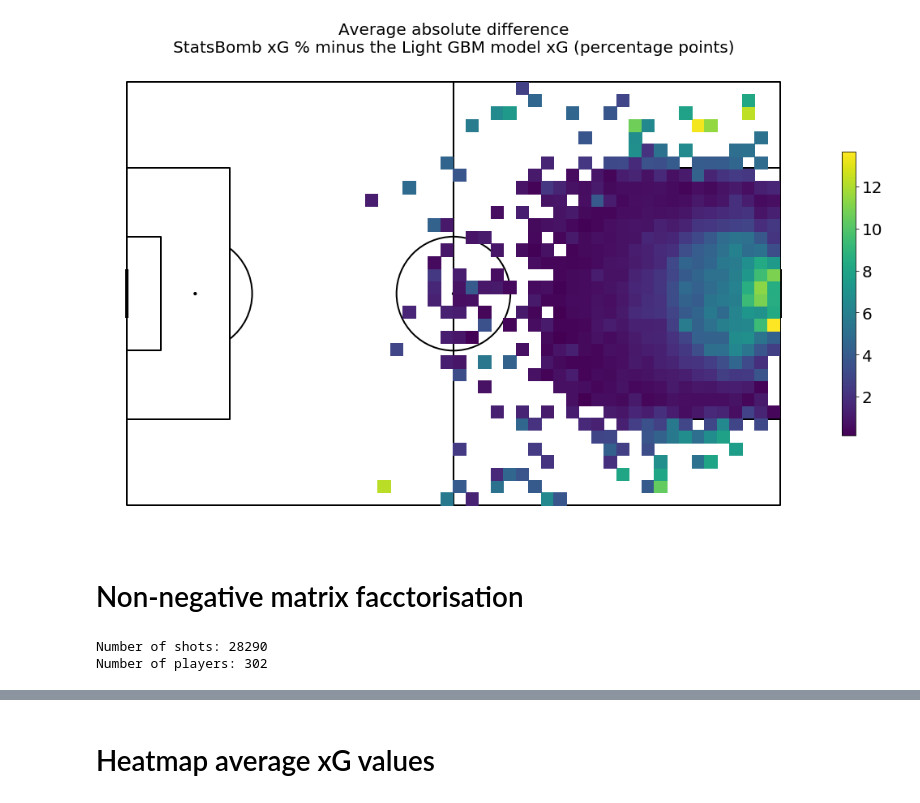
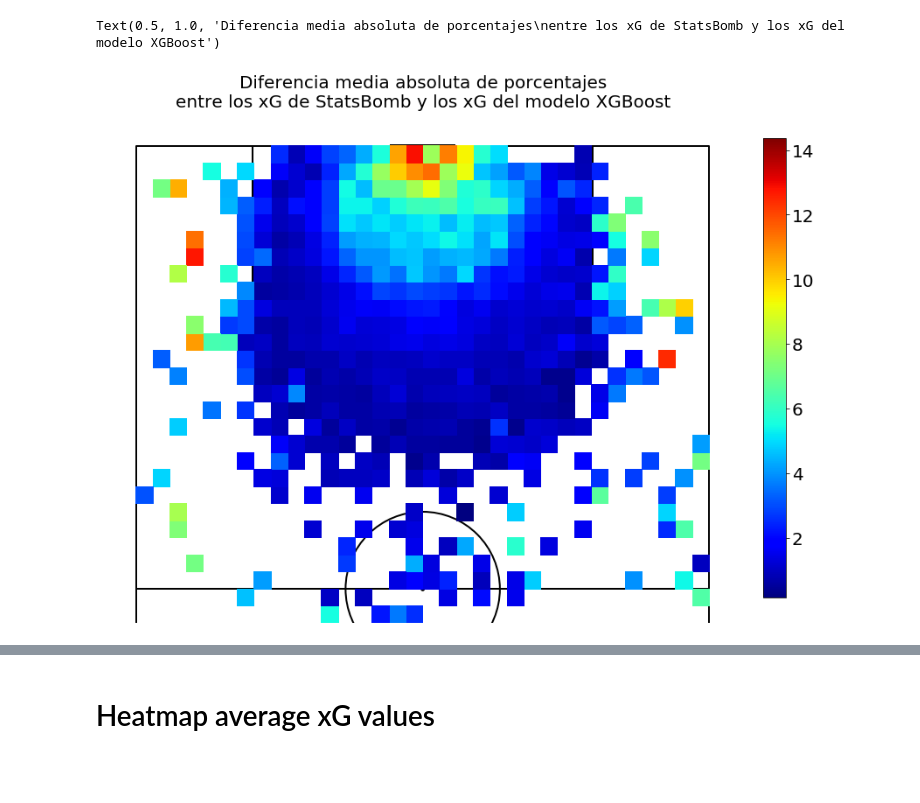
Before and after one commit to SergiRuizUNIR/TFG, a Jupyter notebook: 14_Visualizar_xG.ipynb, the cells around one changed output, grey strips where cells are left out. Cells and saved outputs as stored; diff of their text form; code cells hidden in the pictures; blank space fills up the shorter version.

```diff
--- a/14_Visualizar_xG.ipynb
+++ b/14_Visualizar_xG.ipynb
@@ -23,11 +16,13 @@ from urllib.request import urlopen
 # %%
 # Load model and data
 cwd = os.getcwd()
-df_lgbm = pd.read_parquet(os.path.join(cwd, 'data', 'modelling', 'lgbm2.parquet'))
+df_xgb = pd.read_parquet(os.path.join(cwd, 'data', 'modelling', 'xgb.parquet'))
 df_all = pd.read_parquet(os.path.join(cwd, 'data', 'shots.parquet'))
-df_X = df_lgbm.drop(['goal', 'split', 'match_id', 'wyscout_id', 'statsbomb_id'], axis=1).copy()
-df_xg = pd.read_parquet(os.path.join(cwd, 'data', 'modelling', 'xg_shap2.parquet'))
-model = load(os.path.join(cwd, 'models', 'lgbm_model.joblib'))
+mask_penalty = (df_all.shot_type_name=='penalty')
+df_all = df_all[~mask_penalty].copy()
+df_X = df_xgb.drop(['goal', 'split', 'match_id', 'wyscout_id', 'statsbomb_id'], axis=1).copy()
+df_xg_xgb = pd.read_parquet(os.path.join(cwd, 'data', 'modelling', 'xg_shap_xgb.parquet'))
+model_xgb = load(os.path.join(cwd, 'models', 'xgb_model.joblib'))
 STATSBOMB = os.path.join(cwd, 'data', 'statsbomb')
 df_statsbomb_event = pd.read_parquet(os.path.join(STATSBOMB, 'event.parquet'))
 df_statsbomb_freeze = pd.read_parquet(os.path.join(STATSBOMB, 'freeze.parquet'))
@@ -43,8 +38,8 @@ df_statsbomb_freeze = df_statsbomb_freeze.merge(df_statsbomb_lineup[['match_id',
                                                 how='left', on=['match_id', 'player_id'], validate='m:1')
 # %%
 # Add on Xg to original shots dataframe
-df_all = df_all.merge(df_xg.loc[df_xg.statsbomb_id.notnull(), ['match_id', 'statsbomb_id', 'xg']], how='left')
-df_all = df_all.merge(df_xg.loc[df_xg.wyscout_id.notnull(), ['match_id', 'wyscout_id', 'xg']], how='left',
+df_all = df_all.merge(df_xg_xgb.loc[df_xg_xgb.statsbomb_id.notnull(), ['match_id', 'statsbomb_id', 'xg']], how='left')
+df_all = df_all.merge(df_xg_xgb.loc[df_xg_xgb.wyscout_id.notnull(), ['match_id', 'wyscout_id', 'xg']], how='left',
                       on=['match_id', 'wyscout_id'], suffixes=['', '_1'])
 df_all.loc[df_all.xg.isnull(), 'xg'] = df_all.loc[df_all.xg.isnull(), 'xg_1']
 df_all.drop(['xg_1'], axis=1, inplace=True)
@@ -71,14 +56,12 @@ fig.savefig(os.path.join(cwd, 'figures', '23_model_comparison_with_statsbomb_xg_
 # %%
-pitch = Pitch(pitch_type='uefa', figsize=(16, 9), line_color='black')
+pitch = VerticalPitch(pitch_type='uefa', line_color='black', half=True)
 fig, ax = pitch.draw(figsize=(16, 9))
 bs = pitch.bin_statistic(df_xg_diff.x, df_xg_diff.y, values=np.abs(df_xg_diff.xg_difference), statistic='mean', bins=(52, 34))
 bs['statistic'] = bs['statistic'] * 100.
-pcm = pitch.heatmap(bs, ax=ax, cmap='viridis', edgecolors='None')
-cbar = fig.colorbar(pcm, fraction=0.045, pad=0.04, shrink=0.6)
+pcm = pitch.heatmap(bs, ax=ax, cmap='jet', edgecolors='None')
+cbar = fig.colorbar(pcm, fraction=0.1, pad=0.02, shrink=0.9)
 cbar.ax.tick_params(labelsize=20)
-ax.set_title('Average absolute difference\nStatsBomb xG % minus the Light GBM model xG (percentage points)', fontsize=20)
-fig.savefig(os.path.join(cwd, 'figures', '24_model_comparison_with_statsbomb_xg_map'), bbox_inches = 'tight', pad_inches = 0)
+ax.set_title('Diferencia media absoluta de porcentajes\nentre los xG de StatsBomb y los xG del modelo XGBoost', fontsize=20)
 # %% [output]
+Text(0.5, 1.0, 'Diferencia media absoluta de porcentajes\nentre los xG de StatsBomb y los xG del modelo XGBoost')
-[figure, old version]
+[figure, new version]
-# %% [markdown]
-# Non-negative matrix facctorisation
@@ -89,11 +67,0 @@ pitch = VerticalPitch(pitch_type='uefa', half=True,
-# %%
-# Subset shots from players with more than 50 shots
-shot_stats = df_all.player_id.value_counts()
-player_ids = shot_stats[shot_stats >= 50].index
-df_subset = df_all[df_all.player_id.isin(player_ids)].copy()
-print('Number of shots:', len(df_subset))
-n_players = len(player_ids)
-print('Number of players:', n_players)
-# %% [output]
-Number of shots: 28290
-Number of players: 302
```
Also changed, not shown: parts of 49 cells of this notebook, 4 other files.
